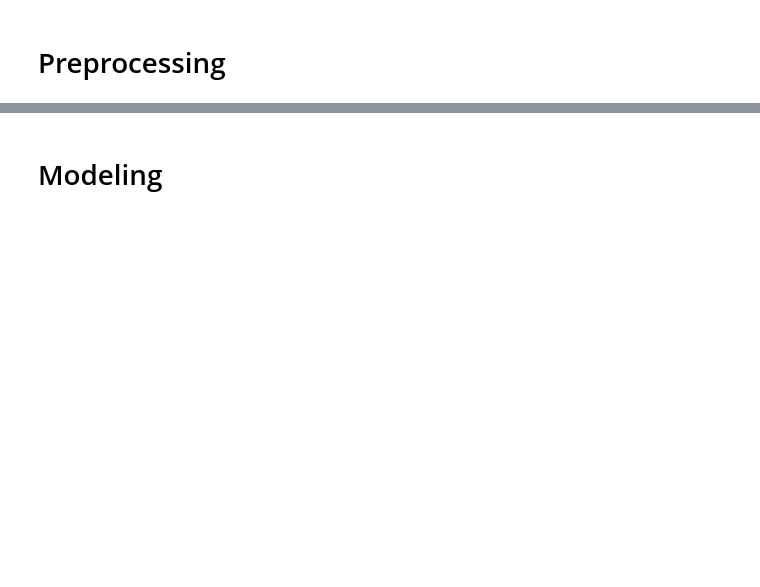
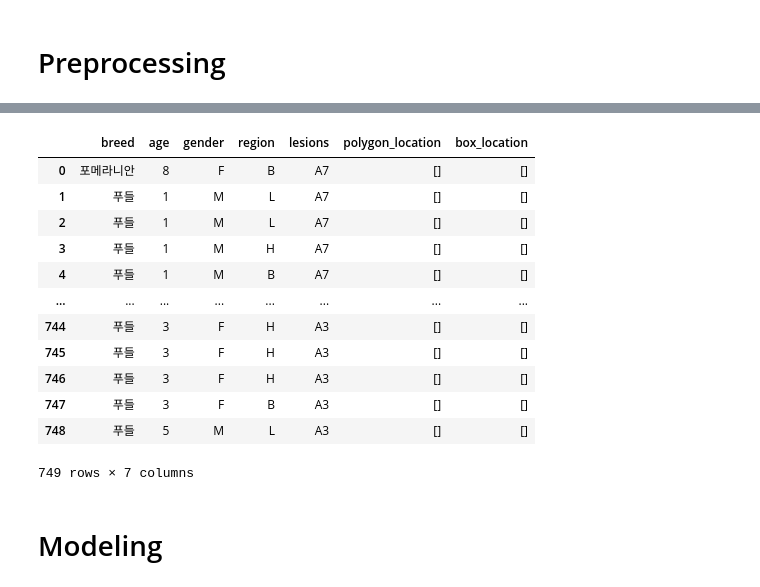
Before and after one commit to ethanmorian/kotlin-pratice, a Jupyter notebook: Skin_lesion_classification.ipynb, the cells around one changed output, grey strips where cells are left out. Cells and saved outputs as stored; diff of their text form; code cells hidden in the pictures; blank space fills up the shorter version.

```diff
--- a/Skin_lesion_classification.ipynb
+++ b/Skin_lesion_classification.ipynb
@@ -111,3 +156,19 @@ TypeError: ignored
+# %%
+metadata_df
+# %% [output]
+|  | breed | age | gender | region | lesions | polygon_location | box_location |
+| 0 | 포메라니안 | 8 | F | B | A7 | [] | [] |
+| 1 | 푸들 | 1 | M | L | A7 | [] | [] |
+| 2 | 푸들 | 1 | M | L | A7 | [] | [] |
+| 3 | 푸들 | 1 | M | H | A7 | [] | [] |
+| 4 | 푸들 | 1 | M | B | A7 | [] | [] |
+| ... | ... | ... | ... | ... | ... | ... | ... |
+| 744 | 푸들 | 3 | F | H | A3 | [] | [] |
+| 745 | 푸들 | 3 | F | H | A3 | [] | [] |
+| 746 | 푸들 | 3 | F | H | A3 | [] | [] |
+| 747 | 푸들 | 3 | F | B | A3 | [] | [] |
+| 748 | 푸들 | 5 | M | L | A3 | [] | [] |
+749 rows × 7 columns
 # %% [markdown]
 # Modeling
 # %%
```
Also changed, not shown: parts of 17 cells of this notebook.
